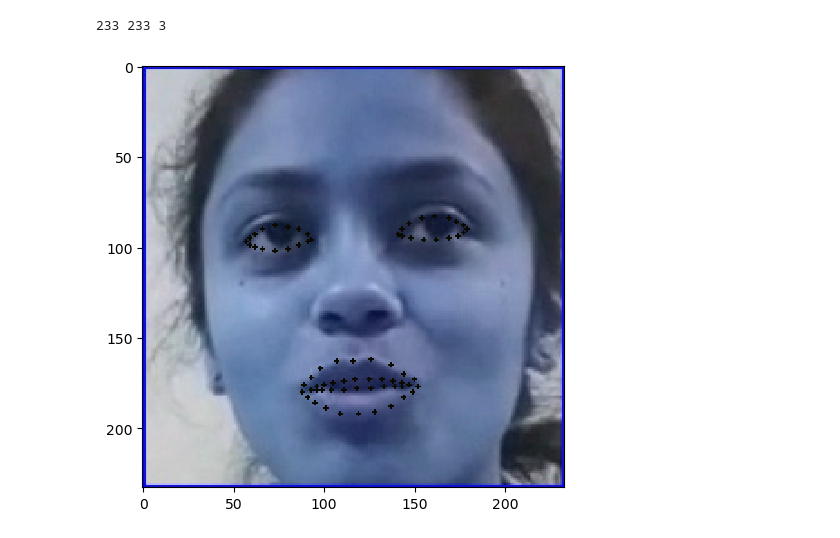
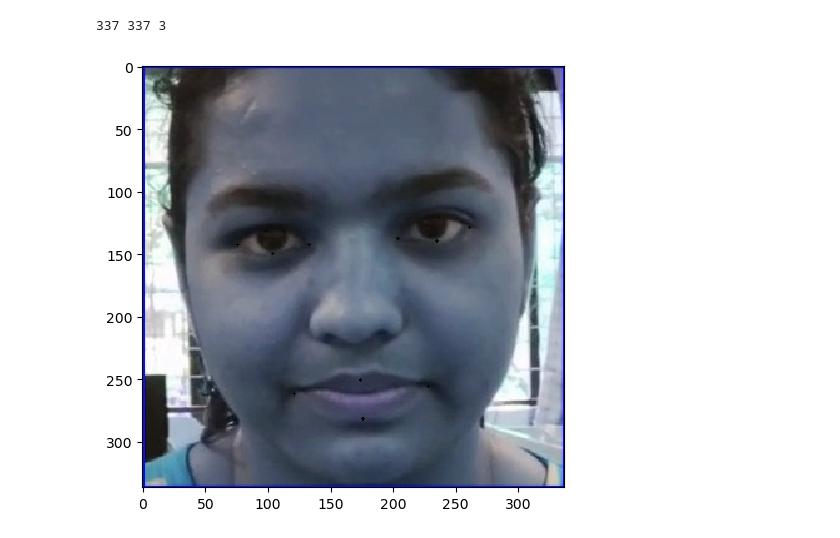
Before and after one commit to Rajshree02/Truth_Lie_detection, a Jupyter notebook: features_face.ipynb, the cells around one changed output. Drawn from its saved outputs; the diff is of its cells as text; code cells hidden in the pictures.

```diff
--- a/features_face.ipynb
+++ b/features_face.ipynb
@@ -9,35 +9,38 @@ import os
 # %%
 import cv2
 import mediapipe as mp
-image = cv2.imread("truth/face46.jpg")
+image = cv2.imread("truth/face321.jpg")
 
 mp_face_mesh = mp.solutions.face_mesh
 face_mesh = mp_face_mesh.FaceMesh()
 
 rgb_image = cv2.cvtColor(image, cv2.COLOR_BGR2RGB)
 # Facial landmarks
 result = face_mesh.process(rgb_image)
 
-lips = [61, 185, 40, 39, 37, 0, 267, 269, 270, 409, 291, 375, 321, 405, 314, 17, 84, 181, 91, 146, 61, 78, 191, 80, 81, 82, 13, 312, 311, 310, 415, 308, 324, 318, 402, 317, 14, 87, 178, 88, 95, 78]
-left_eyes = [263, 249, 390, 373, 374, 380, 381, 382, 362, 466, 388, 387, 386, 385, 384, 398, 362]
-right_eyes = [33, 7, 163, 144, 145, 153, 154, 155, 133, 246, 161, 160, 159, 158, 157, 173, 133]
-features = lips + left_eyes + right_eyes
+# lips = [61, 185, 40, 39, 37, 0, 267, 269, 270, 409, 291, 375, 321, 405, 314, 17, 84, 181, 91, 146, 61, 78, 191, 80, 81, 82, 13, 312, 311, 310, 415, 308, 324, 318, 402, 317, 14, 87, 178, 88, 95, 78]
+# left_eyes = [263, 249, 390, 373, 374, 380, 381, 382, 362, 466, 388, 387, 386, 385, 384, 398, 362]
+# right_eyes = [33, 7, 163, 144, 145, 153, 154, 155, 133, 246, 161, 160, 159, 158, 157, 173, 133]
+lips1 = [0,17,61,291]
+right_eyes1 = [159, 145, 133, 33]
+left_eyes1 = [386, 374, 362, 263]
+features = lips1 + left_eyes1 + right_eyes1
 
 height, width, _ = image.shape
 for facial_landmarks in result.multi_face_landmarks:
     for i in features:
         pt1 = facial_landmarks.landmark[i]
         x = int(pt1.x * width)
         y = int(pt1.y * height)
 #         print(x,y)
         cv2.circle(image, (x, y), 1, (10, 10, 0), -1)
 
 # for i in result.multi_face_landmarks:
 #     for j in range(20,21):
 #         print(i.landmark[j])
 print(height,width,_)
 import skimage.io as imageio
 imageio.imshow(image);
 # %% [output]
-233 233 3
+337 337 3
-[figure, old version]
+[figure, new version]
```
